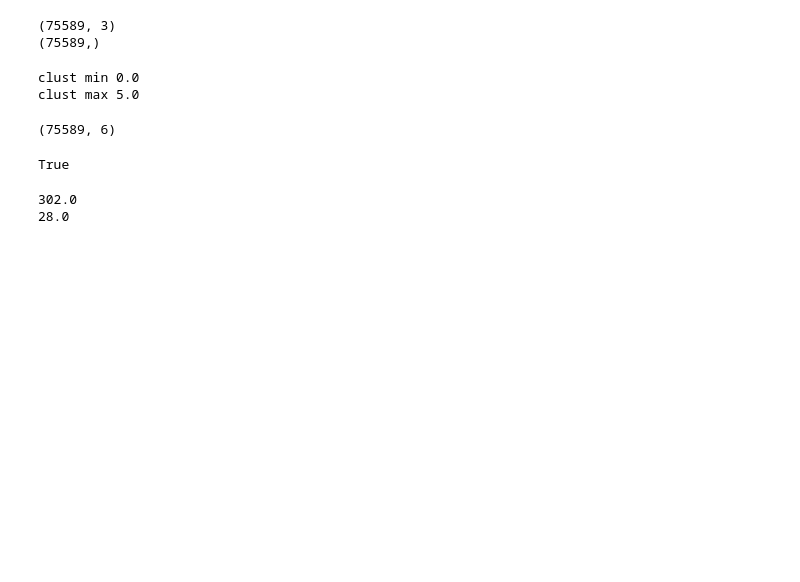
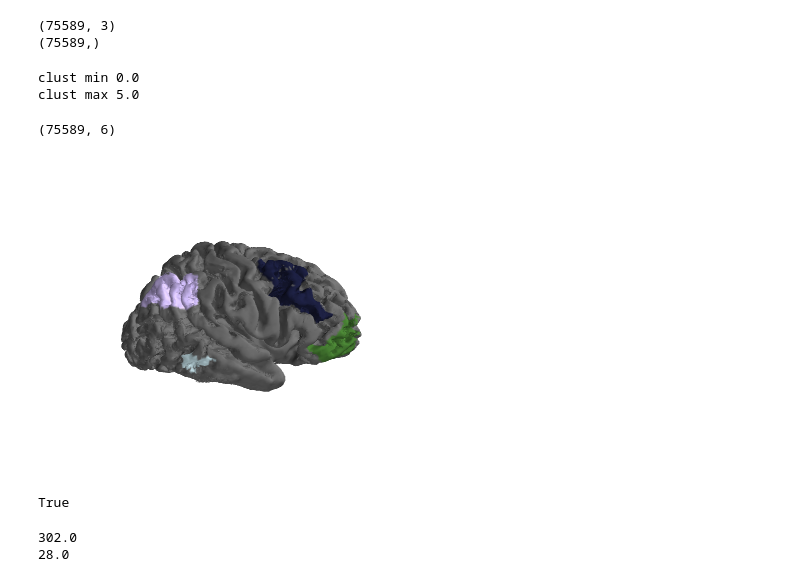
Before and after one commit to juhuntenburg/myelinconnect, a Jupyter notebook: notebooks/Networkx for meshes.ipynb, the cells around one changed output. Cells and saved outputs as stored; diff of their text form; code cells hidden in the pictures; blank space fills up the shorter version.

```diff
--- a/notebooks/Networkx for meshes.ipynb
+++ b/notebooks/Networkx for meshes.ipynb
@@ -71 +122,5 @@ subcluster.shape
+# %%
+Image(filename='/home/raid3/huntenburg/networkx/subclust_4_lat.png')
+# %% [output]
+[figure, added]
 # %%
```
Also changed, not shown: parts of 25 cells of this notebook.
